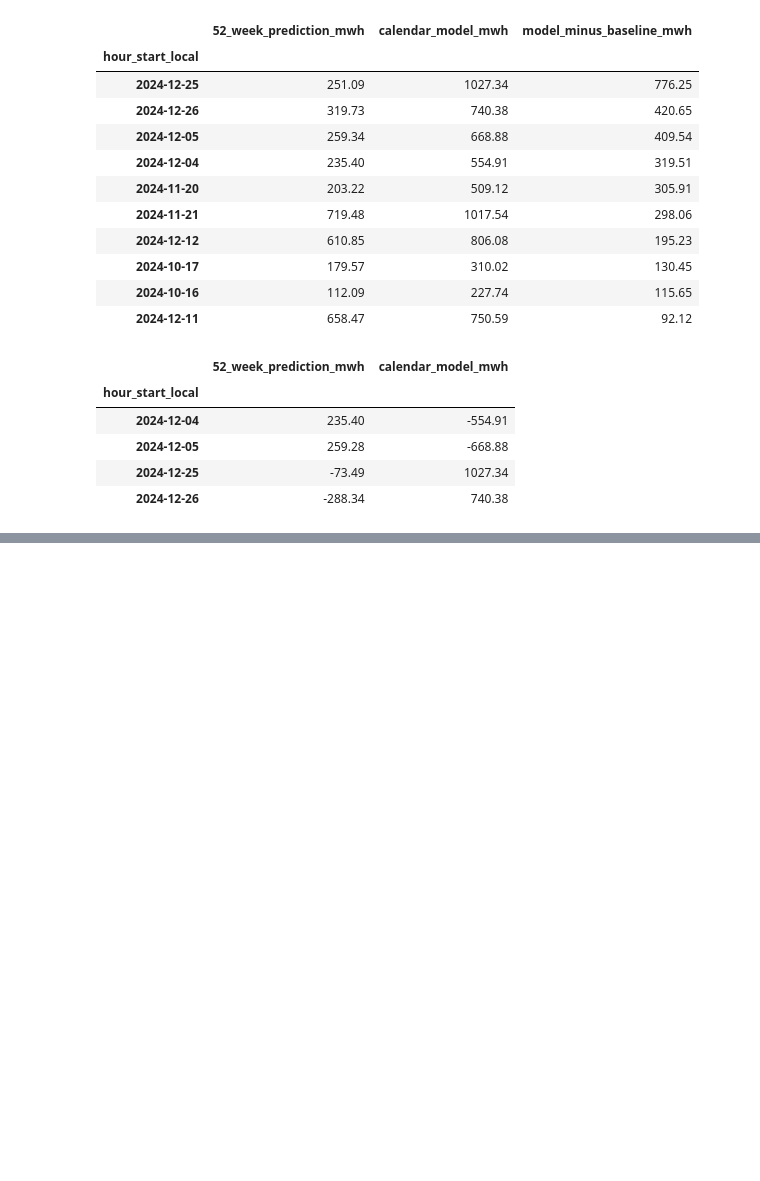
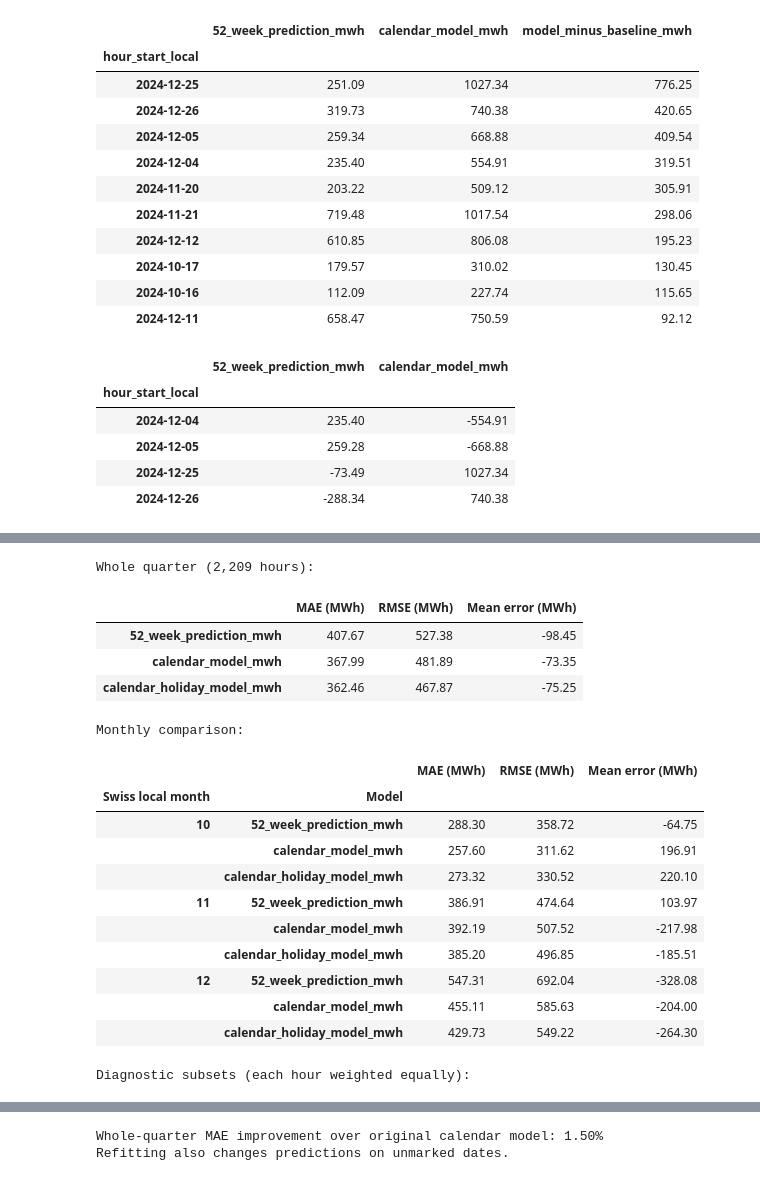
Before and after one commit to mihail500/swiss-energy-forecast, a Jupyter notebook: notebooks/03_calendar_model.ipynb, the cells around one changed output, grey strips where cells are left out. Cells and saved outputs as stored; diff of their text form; code cells hidden in the pictures; blank space fills up the shorter version.

```diff
--- a/notebooks/03_calendar_model.ipynb
+++ b/notebooks/03_calendar_model.ipynb
@@ -293,0 +363,55 @@ Whole-project summary: [README](../README.md). Latest session: [session 6](../do
+# %%
+holiday_prediction_columns = prediction_columns + ["calendar_holiday_model_mwh"]
+holiday_errors = evaluation[holiday_prediction_columns].sub(evaluation["actual_mwh"], axis=0)
+
+def error_metrics(error_frame):
+    return pd.DataFrame({
+        "MAE (MWh)": error_frame.abs().mean(),
+        "RMSE (MWh)": np.sqrt(error_frame.pow(2).mean()),
+        "Mean error (MWh)": error_frame.mean(),
+    })
+
+holiday_scores = error_metrics(holiday_errors)
+print("Whole quarter (2,209 hours):")
+display(holiday_scores.round(2))
+holiday_monthly_scores = pd.concat({
+    month: error_metrics(month_errors)
+    for month, month_errors in holiday_errors.groupby(evaluation["hour_start_local"].dt.month)
+}, names=["Swiss local month", "Model"])
+print("Monthly comparison:")
+display(holiday_monthly_scores.round(2))
+holiday_subset_scores = pd.concat({
+    label: error_metrics(holiday_errors.loc[mask])
+    for label, mask in [
+        ("Marked dates (48 hours)", holiday_eval.astype(bool)),
+        ("Other dates (2,161 hours)", ~holiday_eval.astype(bool)),
+    ]
+}, names=["Subset", "Model"])
+print("Diagnostic subsets (each hour weighted equally):")
+display(holiday_subset_scores.round(2))
+mae_gain = 100 * (1 - holiday_scores.loc["calendar_holiday_model_mwh", "MAE (MWh)"]
+                     / holiday_scores.loc["calendar_model_mwh", "MAE (MWh)"])
+print(f"Whole-quarter MAE improvement over original calendar model: {mae_gain:.2f}%")
+
+# Refit changes the weekly and annual coefficients too, including predictions
+# on unmarked dates; the extra column is not a post-hoc forecast subtraction.
+print("Refitting also changes predictions on unmarked dates.")
+# %% [output]
+Whole quarter (2,209 hours):
+|  | MAE (MWh) | RMSE (MWh) | Mean error (MWh) |
+| 52_week_prediction_mwh | 407.67 | 527.38 | -98.45 |
+| calendar_model_mwh | 367.99 | 481.89 | -73.35 |
+| calendar_holiday_model_mwh | 362.46 | 467.87 | -75.25 |
+Monthly comparison:
+|  |  | MAE (MWh) | RMSE (MWh) | Mean error (MWh) |
+| Swiss local month | Model |  |  |  |
+| 10 | 52_week_prediction_mwh | 288.30 | 358.72 | -64.75 |
+|  | calendar_model_mwh | 257.60 | 311.62 | 196.91 |
+|  | calendar_holiday_model_mwh | 273.32 | 330.52 | 220.10 |
+| 11 | 52_week_prediction_mwh | 386.91 | 474.64 | 103.97 |
+|  | calendar_model_mwh | 392.19 | 507.52 | -217.98 |
+|  | calendar_holiday_model_mwh | 385.20 | 496.85 | -185.51 |
+| 12 | 52_week_prediction_mwh | 547.31 | 692.04 | -328.08 |
+|  | calendar_model_mwh | 455.11 | 585.63 | -204.00 |
+|  | calendar_holiday_model_mwh | 429.73 | 549.22 | -264.30 |
+Diagnostic subsets (each hour weighted equally):
@@ -293,0 +426,2 @@ Whole-project summary: [README](../README.md). Latest session: [session 6](../do
+Whole-quarter MAE improvement over original calendar model: 1.50%
+Refitting also changes predictions on unmarked dates.
```
Also changed, not shown: parts of 34 cells of this notebook, 7 other files.
